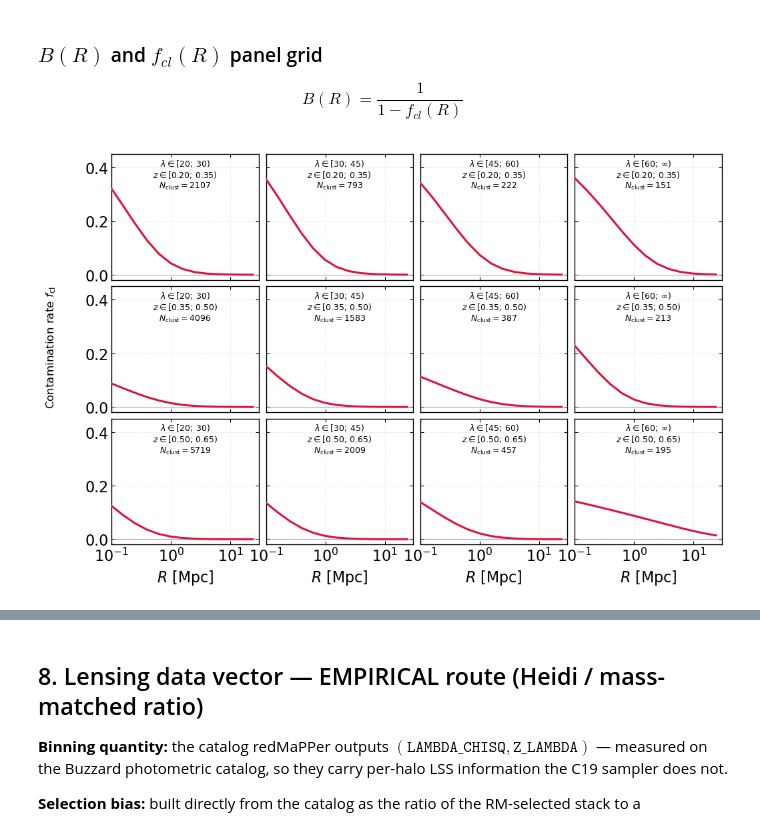
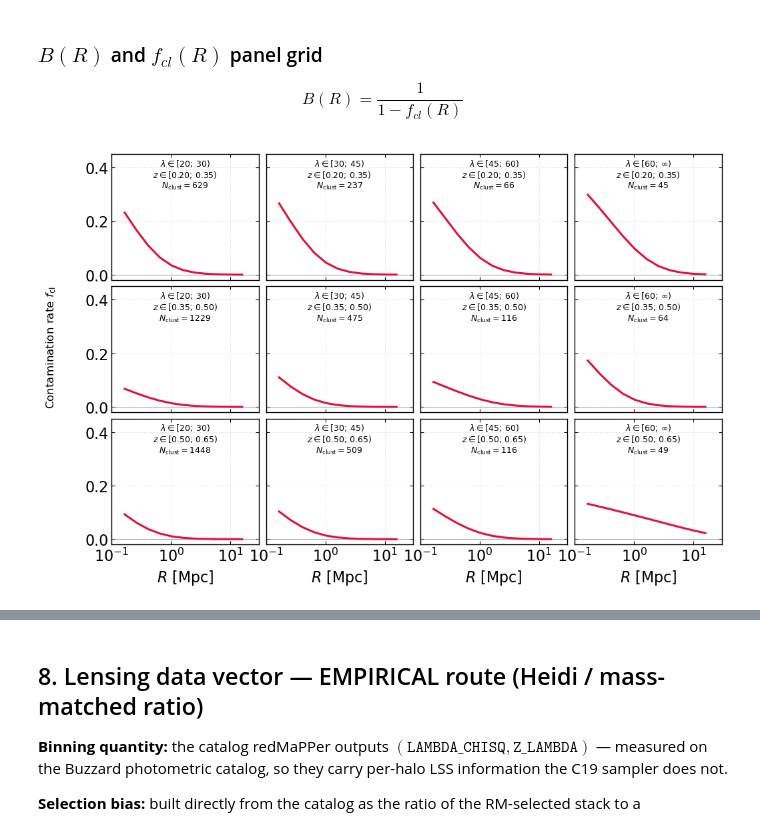
Before and after one commit to xtang126/mock_cluster_buzzard, a Jupyter notebook: MockDataVector.ipynb, the cells around one changed output, grey strips where cells are left out. Saved outputs shown, nothing was run; the diff lists cells and outputs as text; code cells hidden in the pictures.

```diff
--- a/MockDataVector.ipynb
+++ b/MockDataVector.ipynb
@@ -713,3 +768,29 @@ N(lambda_obs, z_obs):
  [ 793 1583 2009]
  [ 222  387  457]
  [ 151  213  195]]
+# %%
+def omega_z_des_y1(z):
+    """DES effective survey area Omega(z) in rad^2 as a function of true redshift.
+
+    Piecewise polynomial fit from y3_cluster::OMEGA_Z_DES (Costanzi/Matteo).
+    Peak value ~0.45 rad^2 ~ 1480 deg^2 = DES Y1 SPT footprint.
+    """
+    z = np.atleast_1d(z).astype(float)
+    omega = np.empty_like(z)
+
+    # Highest-to-lowest order coefficients (matches np.polyval and C++ Horner).
+    coef1 = [0.0,            0.0,            0.0,
+             -0.00262353,    0.01940118,     0.45133063]
+    coef2 = [1.33647377e+4,  1.35291046e+3,  -1.26204891e+2,
+             -2.83454918e+1, -2.26465905,    3.84958753e-1]
+    coef3 = [0.0,            0.0,            -1.88101967,
+             4.8071839,      -4.11424324,    1.18196785]
+
+    m1 = z < 0.504
+    m2 = (z >= 0.504) & (z < 0.7)
+    m3 = z >= 0.7
+
+    omega[m1] = np.polyval(coef1, z[m1])
+    omega[m2] = np.polyval(coef2, z[m2] - 0.6)   # note: shifted argument
+    omega[m3] = np.polyval(coef3, z[m3])
+    return omega
@@ -1184,9 +1321,9 @@ for il in range(len(LBDBINS) - 1):
         if not m.any():
             continue
         z_rep    = float(np.mean(zob_arr[m]))
-        R_cMpc_h = radii * (1.0 + z_rep) * h      # comoving Mpc/h to match rs units
+        #R_cMpc_h = radii * (1.0 + z_rep) * h      # comoving Mpc/h to match rs units
         rs, b0 = BOOST_PARAMS[(il, iz)]
-        B_grid[il, iz] = boost_factor_model(R_cMpc_h, rs, b0)
+        B_grid[il, iz] = boost_factor_model(radii, rs, b0)
 
 # --- Apply: contaminated mock data vector ----------------------------------
 # DSigma_obs_C1 already contains the C26 B_sel multiplicative correction.
@@ -1225,12 +1362,12 @@ for iz in range(nz):
     for il in range(nl):
         ax = axes[iz, il]
         m = lob_masks[il][iz]
-        N_clust = int(m.sum())
+        N_clust = int(round(NC_Y1[il, iz]))#int(m.sum())
         if not m.any():
             ax.set_xscale('log')
             continue
         z_rep    = float(np.mean(zob_arr[m]))
-        R_cMpc_h = radii * (1.0 + z_rep) * h
+        #R_cMpc_h = radii * (1.0 + z_rep) * h
         f_cl     = f_cl_grid[il, iz]
 
         # split into below-floor (gray, extrapolated) and above-floor (red)
@@ -1246,31 +1383,31 @@ for iz in range(nz):
         ax.axhline(0.0, ls='-', color='gray', alpha=0.6, lw=0.8)
 
         ax.grid(True, which='major', axis='x', ls=':', color='gray', alpha=0.35, lw=0.6)
         ax.grid(True, which='major', axis='y', ls=':', color='gray', alpha=0.35, lw=0.6)
         ax.xaxis.set_minor_locator(NullLocator())   # hide the 2,3,...,9 subticks too
 
         ax.set_ylim(-0.02, 0.45)
         ax.set_xlim(1e-1, 3e1)
         ax.set_yticks([0.0, 0.2, 0.4])
 
         # --- top-centre annotation: lambda range, z range, N_clust ---------
         lam_lo, lam_hi = LBDBINS[il], LBDBINS[il + 1]
         lam_hi_str = r'\infty' if not np.isfinite(lam_hi) or lam_hi >= 500 else f'{int(lam_hi)}'
         label = (
             rf'$\lambda \in [{int(lam_lo)};\,{lam_hi_str})$' + '\n'
             rf'$z \in [{ZMIN_LIST[iz]:.2f};\,{ZMAX_LIST[iz]:.2f})$' + '\n'
             rf'$N_{{\rm clust}}={N_clust}$'
         )
         ax.text(0.5, 0.97, label, transform=ax.transAxes,
                 fontsize=9, va='top', ha='center')
 
 # --- axis labels: outer only -----------------------------------------------
 for il in range(nl):
     axes[-1, il].set_xlabel(r'$R\ [{\rm Mpc}]$')
 fig.text(0.04, 0.5, r'Contamination rate $f_{\rm cl}$',
          va='center', rotation='vertical', fontsize=12)
 
 fig.tight_layout(rect=[0.05, 0, 1, 1])   # leave room for the shared y-label
 plt.show()
 # %% [output]
-[figure, old version]
+[figure, new version]
```
Also changed, not shown: parts of 19 cells of this notebook, 10 other files.
